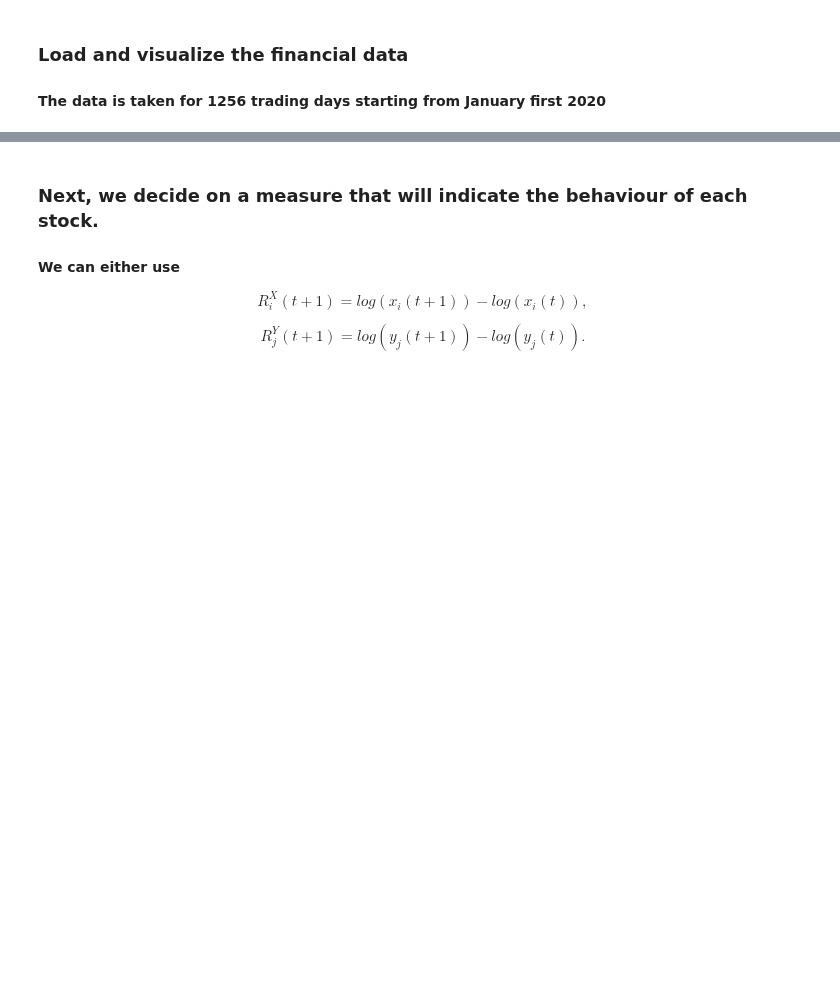
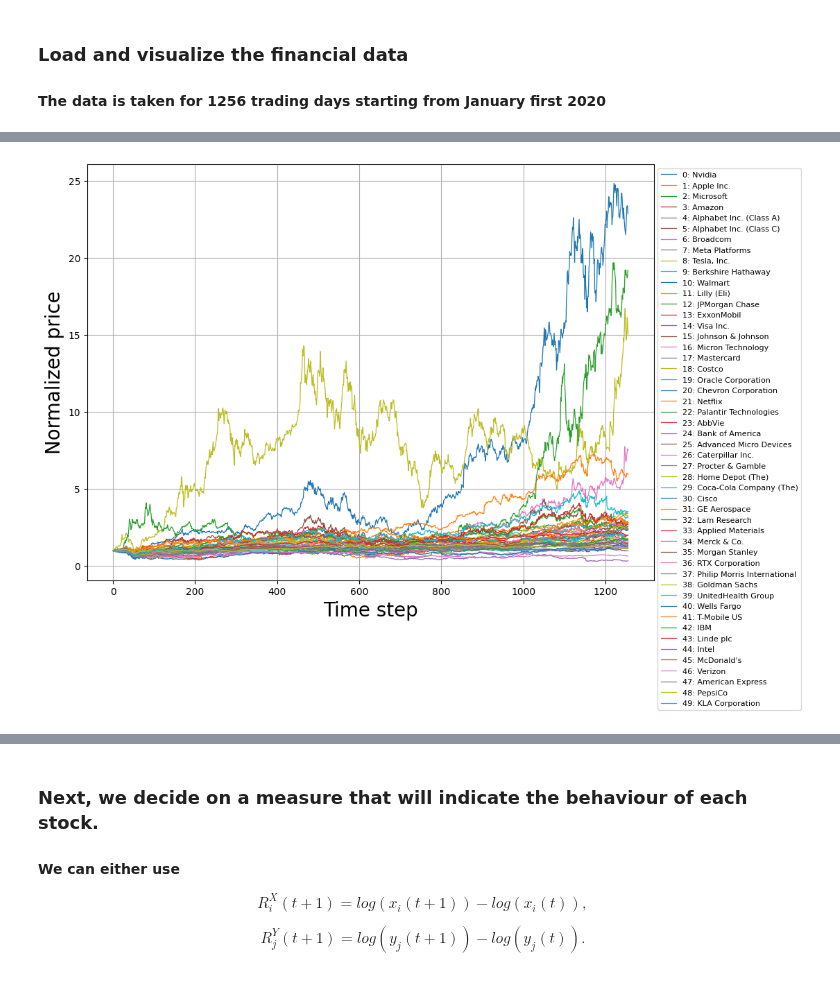
Before and after one commit to GabrielSamberg/Matching-Clustering, a Jupyter notebook: Reproducible_Code/StockMarketRSC.ipynb, the cells around one changed output, grey strips where cells are left out. Cells and saved outputs as stored; diff of their text form; code cells hidden in the pictures; blank space fills up the shorter version.

```diff
--- a/Reproducible_Code/StockMarketRSC.ipynb
+++ b/Reproducible_Code/StockMarketRSC.ipynb
@@ -150,0 +138,80 @@ S&P 500 index-to-name mapping (first 10):
+# %%
+# Normalize the price data for both datasets by dividing each company's price series by its initial price (at time step 0)
+X_norm = sp500_orig_data / sp500_orig_data[:, [0]]
+Y_norm = japan_orig_data / japan_orig_data[:, [0]]
+
+N_COMPANIES = X_norm.shape[0]
+T = X_norm.shape[1]
+START_DATE = "2020-01-01"
+
+
+sp500_index_to_name = {i: name for i, name in enumerate(sp500_names)}
+print("\nS&P 500 index-to-name mapping (first 10):")
+for i in range(min(10, N_COMPANIES)):
+    print(i, "->", sp500_index_to_name[i])
+
+
+japan_index_to_name = {i: name for i, name in enumerate(japan_names)}
+print("\nJapan index-to-name mapping (first 10):")
+for i in range(min(10, N_COMPANIES)):
+    print(i, "->", japan_index_to_name[i])
+# ============================================================
+# 4) Plotting X and Y (with legends)
+# ============================================================
+
+time_axis = np.arange(T)
+
+# -----------------------
+# Plot X (S&P 500)
+# -----------------------
+plt.figure(figsize=(14, 8))
+for i in range(N_COMPANIES):
+    plt.plot(
+        time_axis,
+        X_norm[i, :],
+        linewidth=0.9,
+        label=f"{i}: {sp500_index_to_name[i]}"
+    )
+# plt.title(f"S&P 500 – 50 Large Constituents ({T} Trading Days from {START_DATE})")
+plt.xlabel("Time step", fontsize=20)
+plt.ylabel("Normalized price", fontsize=20)
+plt.grid(True)
+plt.legend(loc="upper left", bbox_to_anchor=(1, 1), fontsize=8)
+plt.tight_layout(rect=[0, 0, 0.8, 1])
+
+# Save the figure to a PDF file in the "Figures" directory
+base_dir = Path.cwd()  # instead of __file__
+output_path = base_dir / "Figures" / "stockmarket_figures" / "S&P_500_data.pdf"
+output_path.parent.mkdir(parents=True, exist_ok=True)
+plt.savefig(output_path, bbox_inches="tight")
+
+plt.show()
+
+
+
+# -----------------------
+# Plot Y (Japan)
+# -----------------------
+plt.figure(figsize=(14, 8))
+for i in range(N_COMPANIES):
+    plt.plot(
+        time_axis,  # Adjusted to match the length of R_Y
+        Y_norm[i, :],
+        linewidth=0.9,
+        label=f"{i}: {japan_index_to_name[i]}"
+    )
+# plt.title(f"Japan Large Caps – 50 Companies ({T} Trading Days from {START_DATE})")
+plt.xlabel("Time step", fontsize=20)
+plt.ylabel("Normalized price", fontsize=20)
+plt.grid(True)
+plt.legend(loc="upper left", bbox_to_anchor=(1, 1), fontsize=8)
+plt.tight_layout(rect=[0, 0, 0.8, 1])
+
+# Save the figure to a PDF file in the "Figures" directory
+base_dir = Path.cwd()  # instead of __file__
+output_path = base_dir / "Figures" / "stockmarket_figures" / "Japan_financial_data.pdf"
+output_path.parent.mkdir(parents=True, exist_ok=True)
+plt.savefig(output_path, bbox_inches="tight")
+
+plt.show()
+# %% [output]
@@ -150,0 +235 @@ S&P 500 index-to-name mapping (first 10):
+[figure, added]
```
Also changed, not shown: parts of 7 cells of this notebook, 2 other files.
